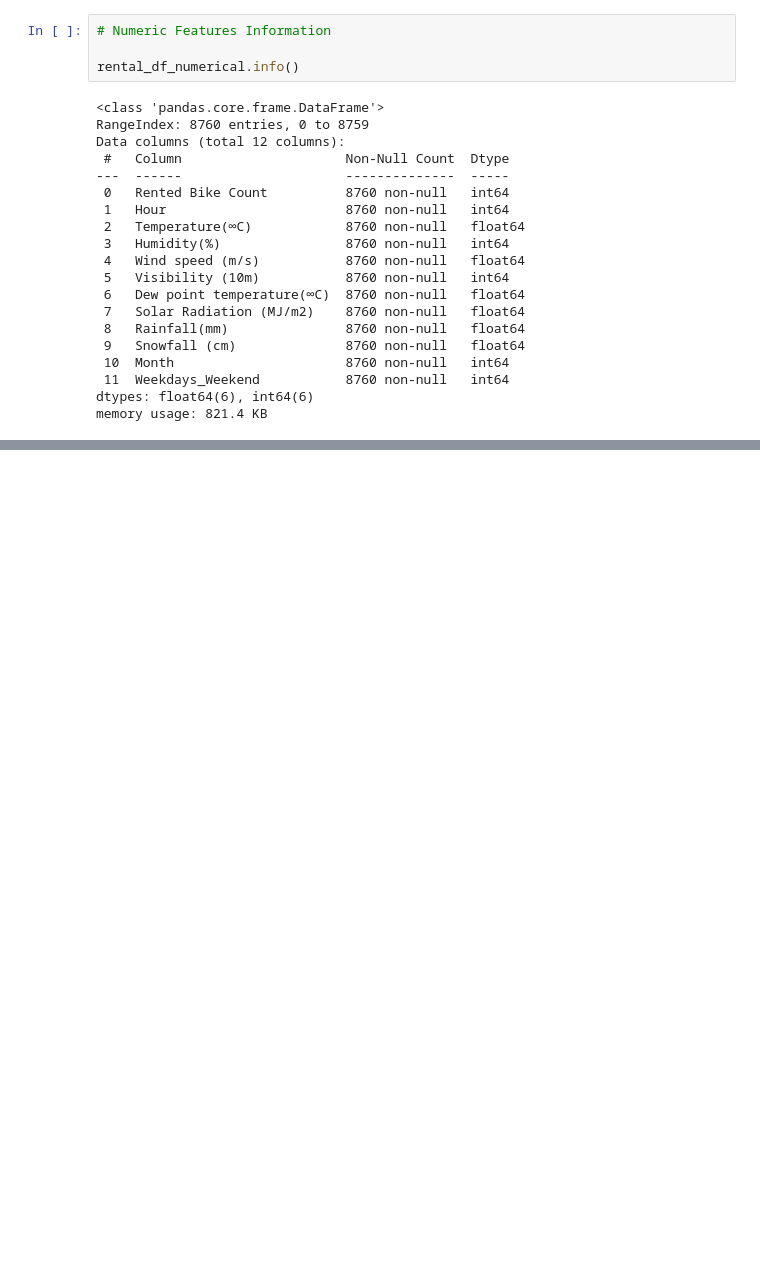
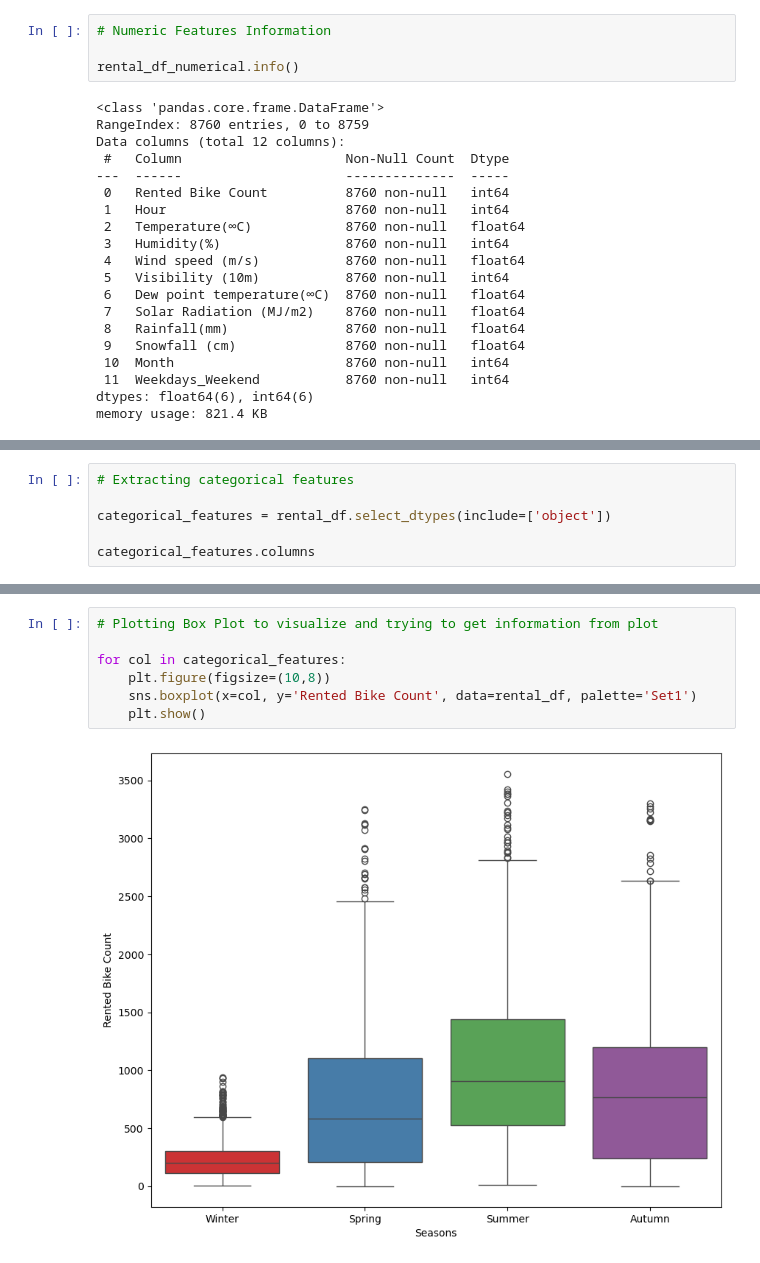
Before and after one commit to toddwalters/pgaiml-python-coding-examples, a Jupyter notebook: machine-learning/projects/section-05_capstone_project/session5-ML-Capstone-Notebook.ipynb, the cells around one changed output, grey strips where cells are left out. Saved outputs shown, nothing was run; the diff lists cells and outputs as text; blank space fills up the shorter version.

```diff
--- a/machine-learning/projects/section-05_capstone_project/session5-ML-Capstone-Notebook.ipynb
+++ b/machine-learning/projects/section-05_capstone_project/session5-ML-Capstone-Notebook.ipynb
@@ -280,0 +306,6 @@ rental_df_numerical.describe().transpose()
+# %%
+# Extracting categorical features
+
+categorical_features = rental_df.select_dtypes(include=['object'])
+
+categorical_features.columns
@@ -280,0 +330,9 @@ rental_df_numerical.describe().transpose()
+# %%
+# Plotting Box Plot to visualize and trying to get information from plot
+
+for col in categorical_features:
+    plt.figure(figsize=(10,8))
+    sns.boxplot(x=col, y='Rented Bike Count', data=rental_df, palette='Set1')
+    plt.show()
+# %% [output]
+[figure, added]
```
Also changed, not shown: parts of 13 cells of this notebook.
